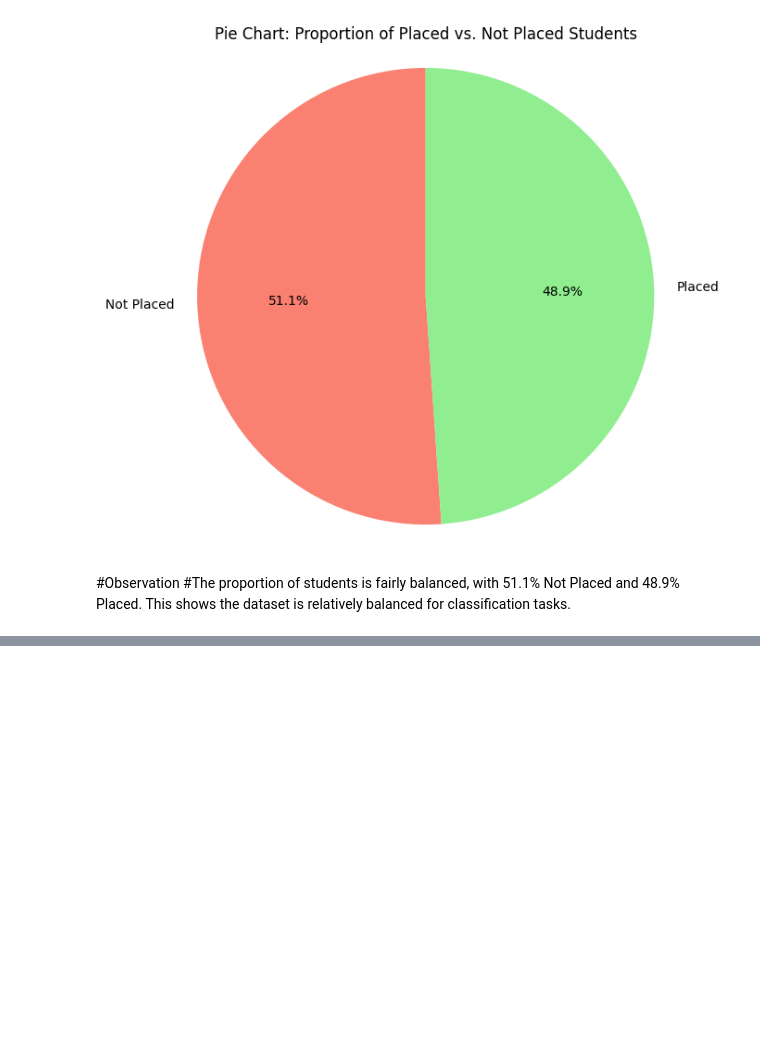
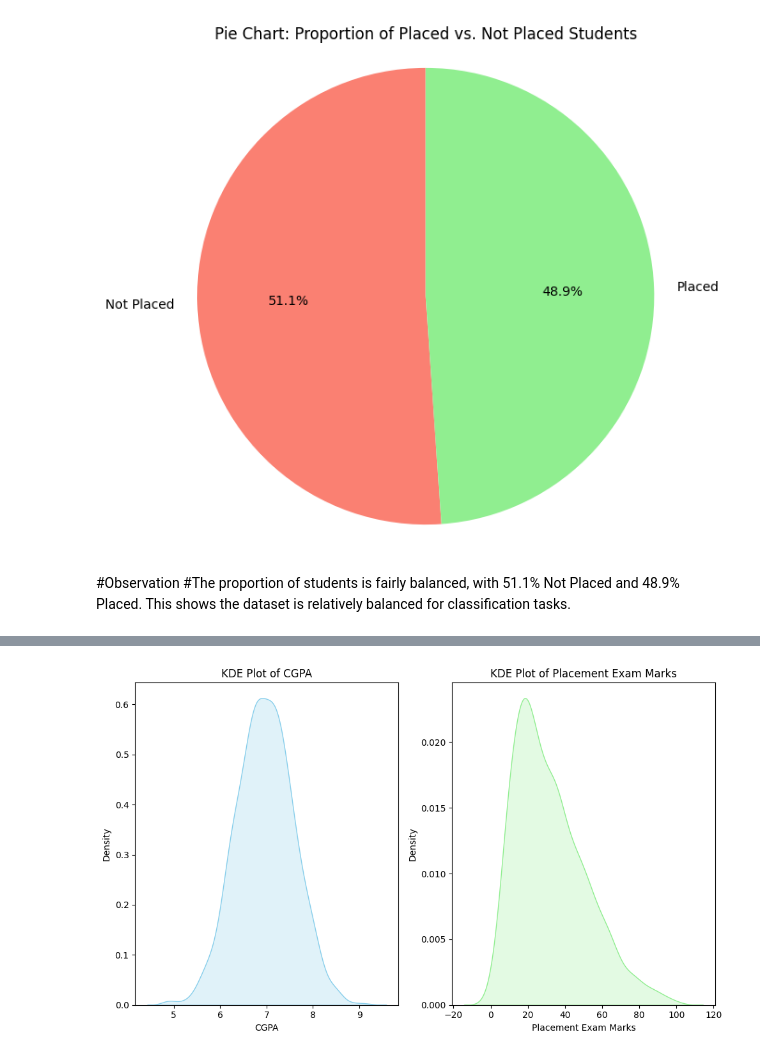
Before and after one commit to sathwikkompalli1/ML-lab, a Jupyter notebook: AP23110011582_lab8plots.ipynb, the cells around one changed output, grey strips where cells are left out. Saved outputs shown, nothing was run; the diff lists cells and outputs as text; code cells hidden in the pictures; blank space fills up the shorter version.

```diff
--- a/AP23110011582_lab8plots.ipynb
+++ b/AP23110011582_lab8plots.ipynb
@@ -204,0 +112,18 @@ The dataset is almost perfectly balanced in terms of the target variable, with 4
+# %%
+plt.figure(figsize=(10, 6))
+plt.subplot(1, 2, 1)
+sns.kdeplot(data=df, x='cgpa', fill=True, color='skyblue')
+plt.title('KDE Plot of CGPA')
+plt.xlabel('CGPA')
+plt.ylabel('Density')
+
+plt.subplot(1, 2, 2)
+sns.kdeplot(data=df, x='placement_exam_marks', fill=True, color='lightgreen')
+plt.title('KDE Plot of Placement Exam Marks')
+plt.xlabel('Placement Exam Marks')
+plt.ylabel('Density')
+
+plt.tight_layout()
+plt.show()
+# %% [output]
+[figure, added]
```
Also changed, not shown: parts of 23 cells of this notebook.
